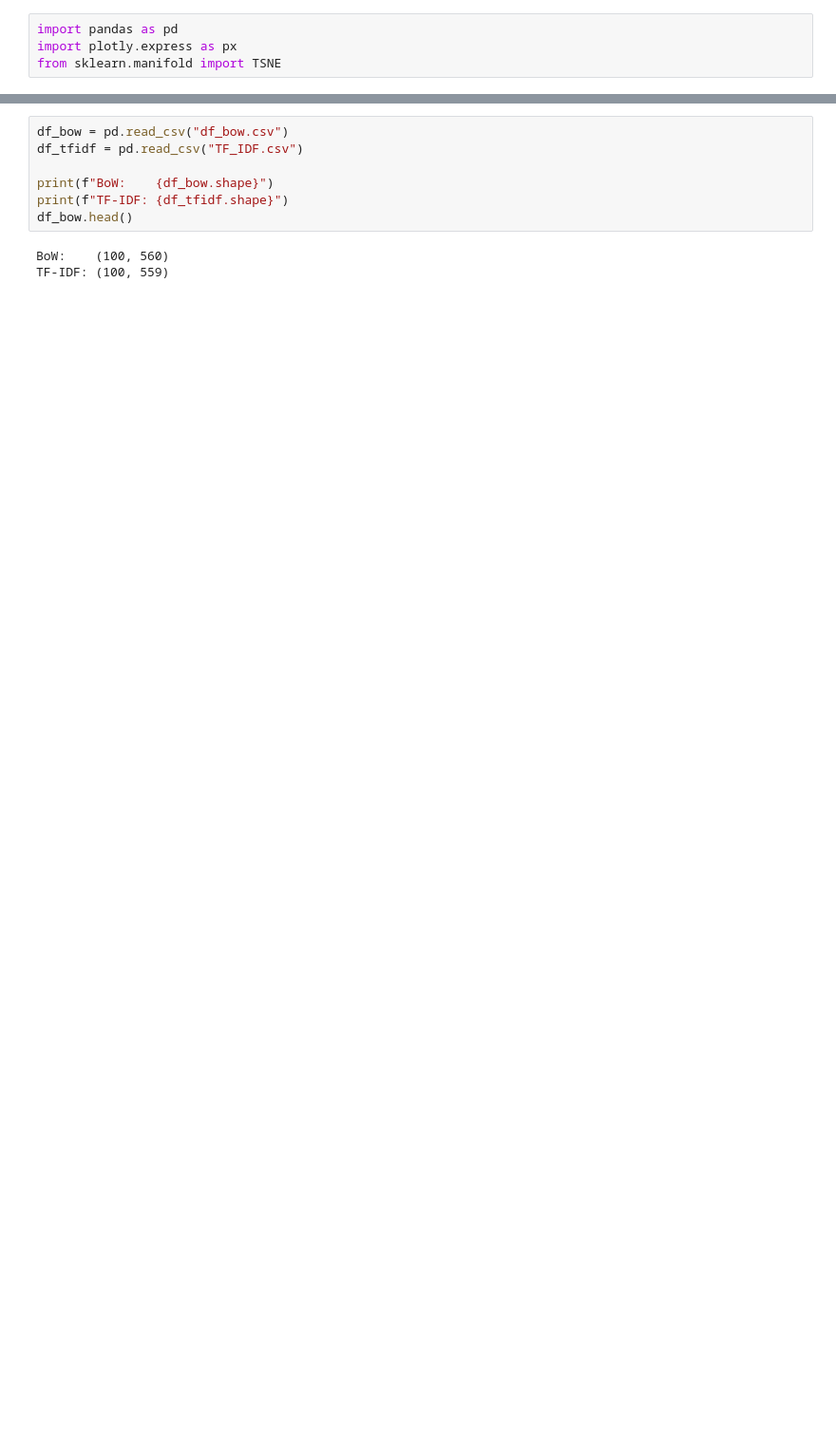
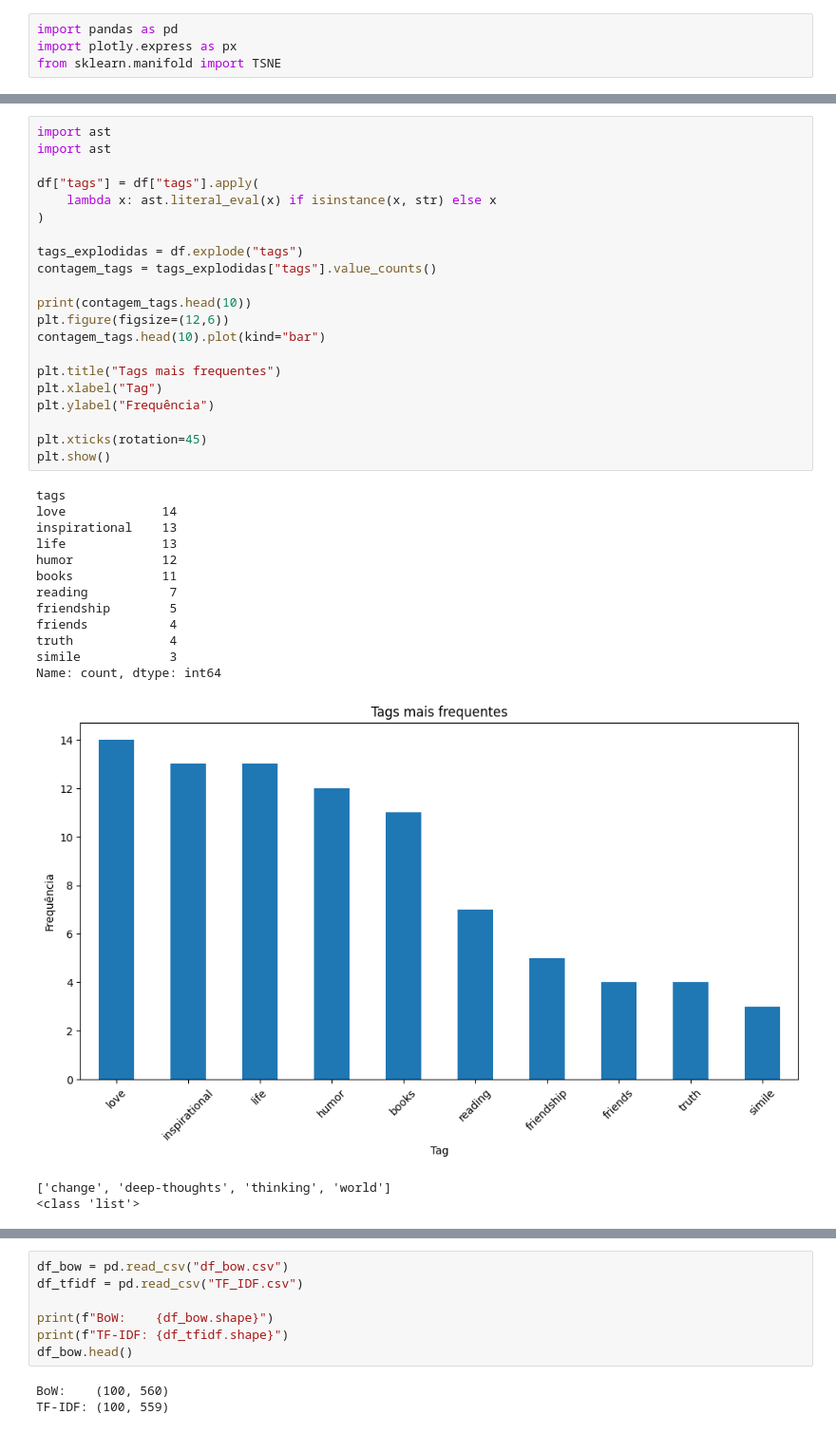
Before and after one commit to Isabela-Farina/Perspectiva_dados, a Jupyter notebook: Analise/tsne_analise.ipynb, the cells around one changed output, grey strips where cells are left out. Shown at 95% size. Drawn from its saved outputs; the diff is of its cells as text; blank space fills up the shorter version.

```diff
--- a/Analise/tsne_analise.ipynb
+++ b/Analise/tsne_analise.ipynb
@@ -4,0 +46,37 @@ from sklearn.manifold import TSNE
+# %%
+import ast
+import ast
+
+df["tags"] = df["tags"].apply(
+    lambda x: ast.literal_eval(x) if isinstance(x, str) else x
+)
+
+tags_explodidas = df.explode("tags")
+contagem_tags = tags_explodidas["tags"].value_counts()
+
+print(contagem_tags.head(10))
+plt.figure(figsize=(12,6))
+contagem_tags.head(10).plot(kind="bar")
+
+plt.title("Tags mais frequentes")
+plt.xlabel("Tag")
+plt.ylabel("Frequência")
+
+plt.xticks(rotation=45)
+plt.show()
+# %% [output]
+tags
+love             14
+inspirational    13
+life             13
+humor            12
+books            11
+reading           7
+friendship        5
+friends           4
+truth             4
+simile            3
+Name: count, dtype: int64
+[figure, added]
+['change', 'deep-thoughts', 'thinking', 'world']
+<class 'list'>
```
Also changed, not shown: parts of 25 cells of this notebook, 1 other file.
